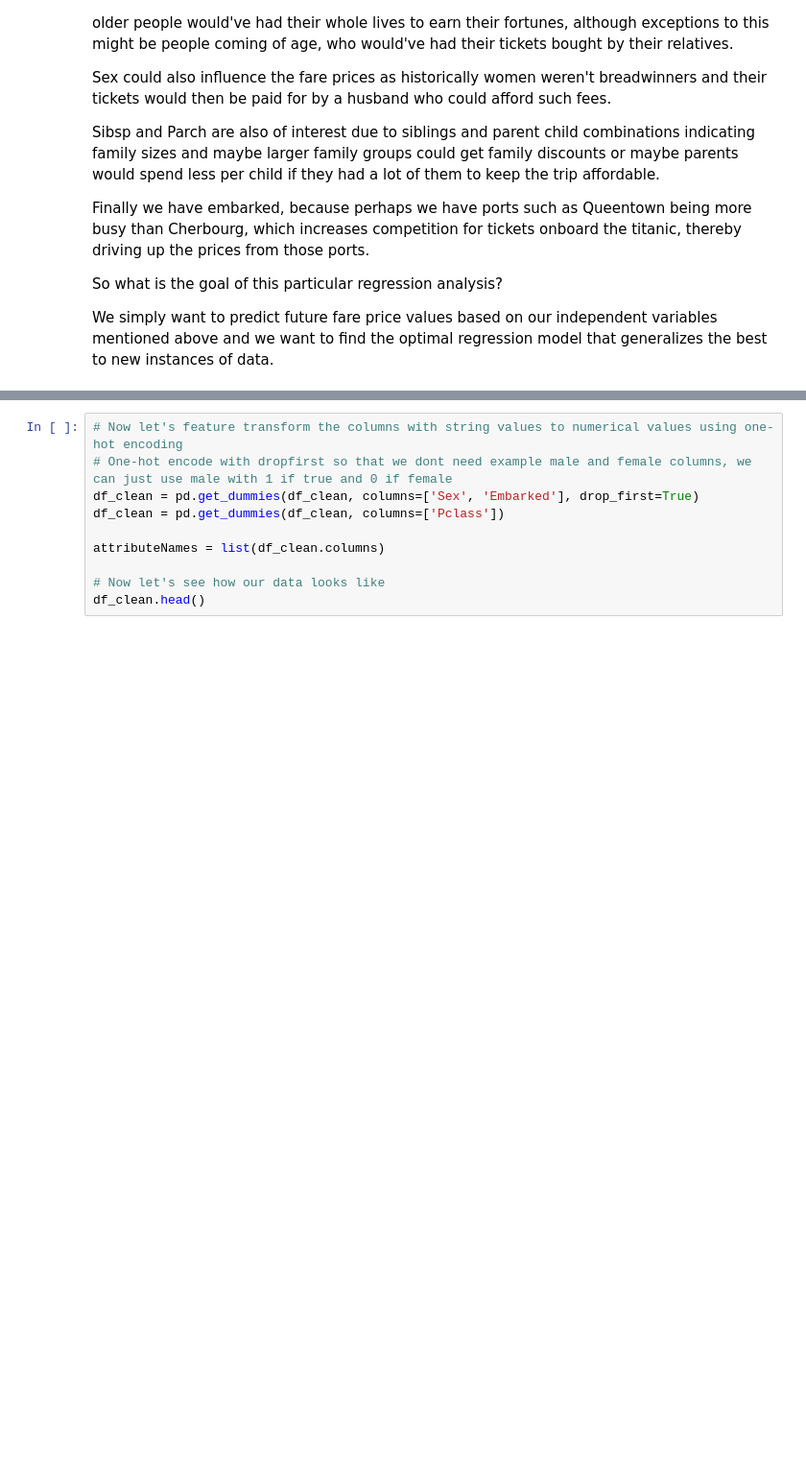
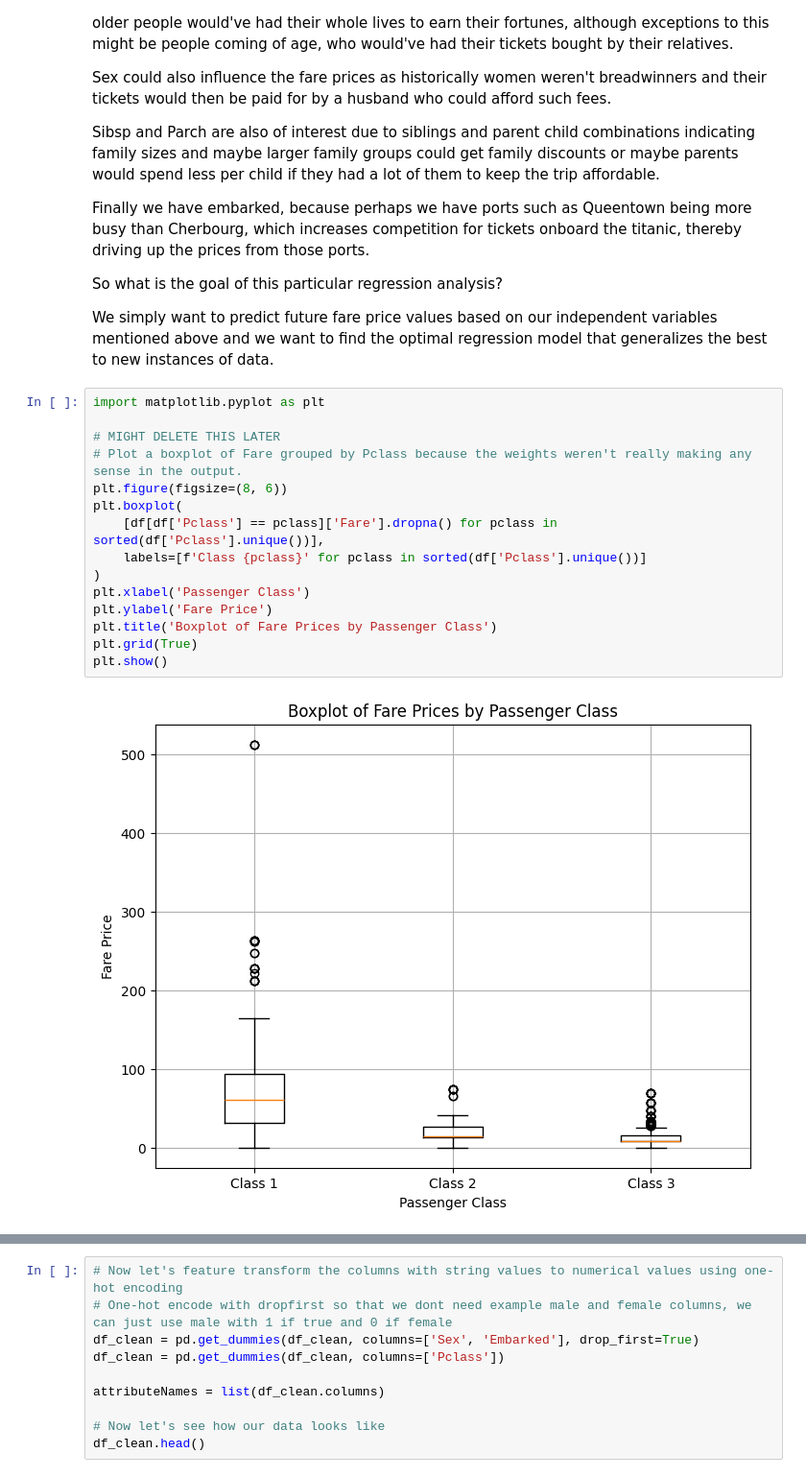
Before and after one commit to GisleGaren/IntroML02450, a Jupyter notebook: part2/analysis.ipynb, the cells around one changed output, grey strips where cells are left out. Shown at 96% size. Cells and saved outputs as stored; diff of their text form; blank space fills up the shorter version.

```diff
--- a/part2/analysis.ipynb
+++ b/part2/analysis.ipynb
@@ -52,6 +52,23 @@ Finally we have embarked, because perhaps we have ports such as Queentown being
 So what is the goal of this particular regression analysis?
 
 We simply want to predict future fare price values based on our independent variables mentioned above and we want to find the optimal regression model that generalizes the best to new instances of data.
+# %%
+import matplotlib.pyplot as plt
+
+# MIGHT DELETE THIS LATER
+# Plot a boxplot of Fare grouped by Pclass because the weights weren't really making any sense in the output.
+plt.figure(figsize=(8, 6))
+plt.boxplot(
+    [df[df['Pclass'] == pclass]['Fare'].dropna() for pclass in sorted(df['Pclass'].unique())],
+    labels=[f'Class {pclass}' for pclass in sorted(df['Pclass'].unique())]
+)
+plt.xlabel('Passenger Class')
+plt.ylabel('Fare Price')
+plt.title('Boxplot of Fare Prices by Passenger Class')
+plt.grid(True)
+plt.show()
+# %% [output]
+[figure, added]
 # %%
 # Remember how there were a lot of missing values in our previous analysis, let's check for that again
 missing_age = df['Age'].isna().sum()
```
Also changed, not shown: parts of 7 cells of this notebook.
